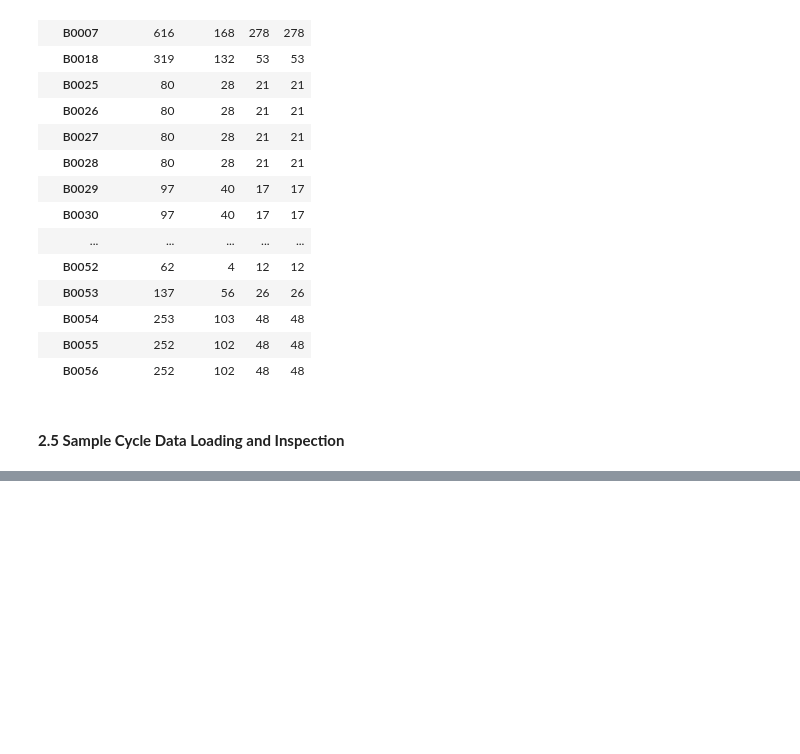
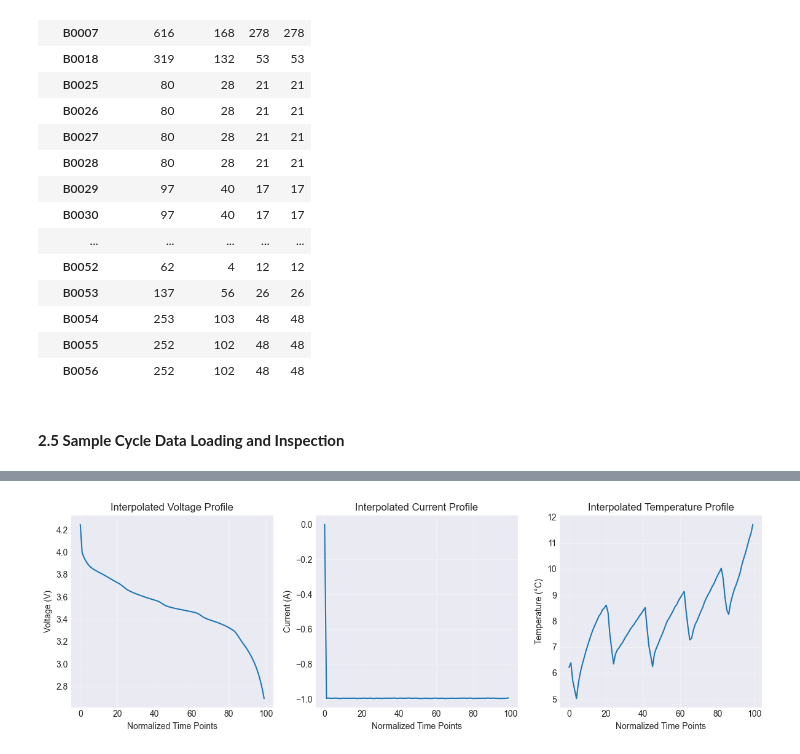
Before and after one commit to 1bytess/battery-soh-prediction, a Jupyter notebook: SoH_Prediction_2.ipynb, the cells around one changed output, grey strips where cells are left out. Drawn from its saved outputs; the diff is of its cells as text; code cells hidden in the pictures; blank space fills up the shorter version.

Commit message:
Progress of Section 3 and 4 in Notebook Second file

```diff
--- a/SoH_Prediction_2.ipynb
+++ b/SoH_Prediction_2.ipynb
@@ -615,0 +740,87 @@ Battery-wise Summary:
+# %%
+def interpolate_discharge_profile(cycle_df: pd.DataFrame,
+                                 n_points: int = 100,
+                                 voltage_threshold: float = 2.7) -> Dict[str, np.ndarray]:
+    """
+    Interpolate discharge profile to fixed number of points using normalized time
+    """
+    if cycle_df is None or len(cycle_df) < 10:
+        return None
+
+    # Sort by time
+    cycle_df = cycle_df.sort_values('Time').reset_index(drop=True)
+
+    # Apply voltage threshold
+    below_threshold = cycle_df['Voltage_measured'] < voltage_threshold
+    if below_threshold.any():
+        cutoff_idx = below_threshold.idxmax()
+        cycle_df = cycle_df.iloc[:cutoff_idx + 1]
+
+    if len(cycle_df) < 10:
+        return None
+
+    # Normalize time to [0, 1]
+    time_normalized = (cycle_df['Time'] - cycle_df['Time'].min()) / (cycle_df['Time'].max() - cycle_df['Time'].min())
+
+    # Create interpolation points
+    time_interp = np.linspace(0, 1, n_points)
+
+    # Interpolate each variable
+    interpolated_data = {}
+
+    # Voltage interpolation
+    f_voltage = interp1d(time_normalized, cycle_df['Voltage_measured'], kind='linear', fill_value='extrapolate')
+    interpolated_data['voltage'] = f_voltage(time_interp)
+
+    # Current interpolation
+    f_current = interp1d(time_normalized, cycle_df['Current_measured'], kind='linear', fill_value='extrapolate')
+    interpolated_data['current'] = f_current(time_interp)
+
+    # Temperature interpolation
+    f_temp = interp1d(time_normalized, cycle_df['Temperature_measured'], kind='linear', fill_value='extrapolate')
+    interpolated_data['temperature'] = f_temp(time_interp)
+
+    # Time in seconds (actual discharge duration)
+    interpolated_data['time_seconds'] = cycle_df['Time'].max()
+
+    return interpolated_data
+
+# Test interpolation on a sample cycle
+sample_row = discharge_features_clean.iloc[0]
+cycle_data = load_cycle_data(sample_row['filename'])
+interpolated = interpolate_discharge_profile(cycle_data)
+
+if interpolated:
+    print("Sample interpolated profile:")
+    print(f"Voltage shape: {interpolated['voltage'].shape}")
+    print(f"Current shape: {interpolated['current'].shape}")
+    print(f"Temperature shape: {interpolated['temperature'].shape}")
+    print(f"Discharge duration: {interpolated['time_seconds']:.2f} seconds")
+
+    # Visualize interpolation
+    plt.figure(figsize=(12, 4))
+
+    plt.subplot(1, 3, 1)
+    plt.plot(interpolated['voltage'])
+    plt.xlabel('Normalized Time Points')
+    plt.ylabel('Voltage (V)')
+    plt.title('Interpolated Voltage Profile')
+    plt.grid(True, alpha=0.3)
+
+    plt.subplot(1, 3, 2)
+    plt.plot(interpolated['current'])
+    plt.xlabel('Normalized Time Points')
+    plt.ylabel('Current (A)')
+    plt.title('Interpolated Current Profile')
+    plt.grid(True, alpha=0.3)
+
+    plt.subplot(1, 3, 3)
+    plt.plot(interpolated['temperature'])
+    plt.xlabel('Normalized Time Points')
+    plt.ylabel('Temperature (°C)')
+    plt.title('Interpolated Temperature Profile')
+    plt.grid(True, alpha=0.3)
+
+    plt.tight_layout()
+    plt.show()
+# %% [output]
@@ -615,0 +832 @@ Battery-wise Summary:
+[figure, added]
```
Also changed, not shown: parts of 45 cells of this notebook, 3 other files.
